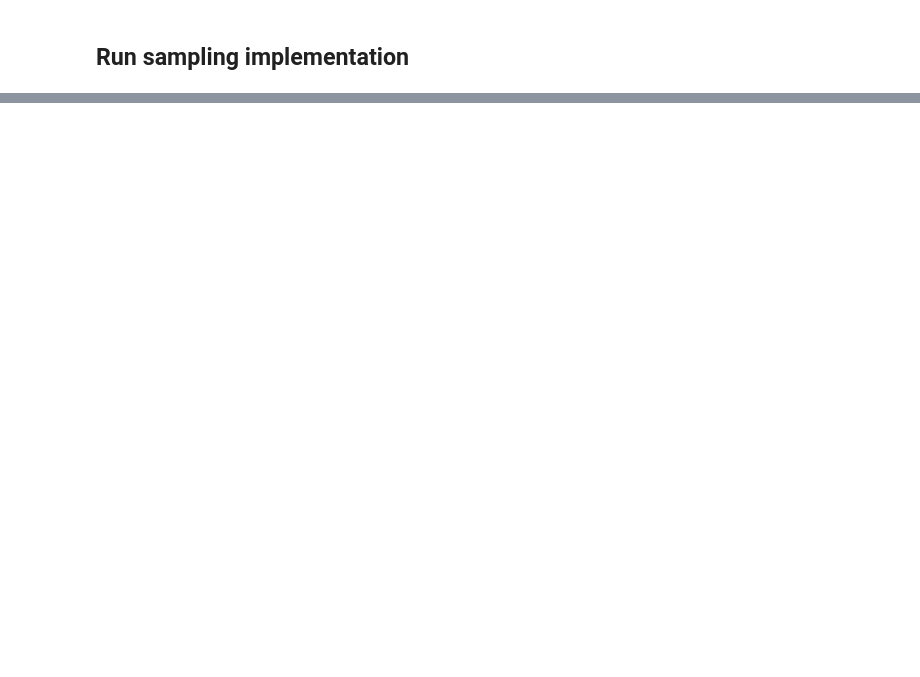
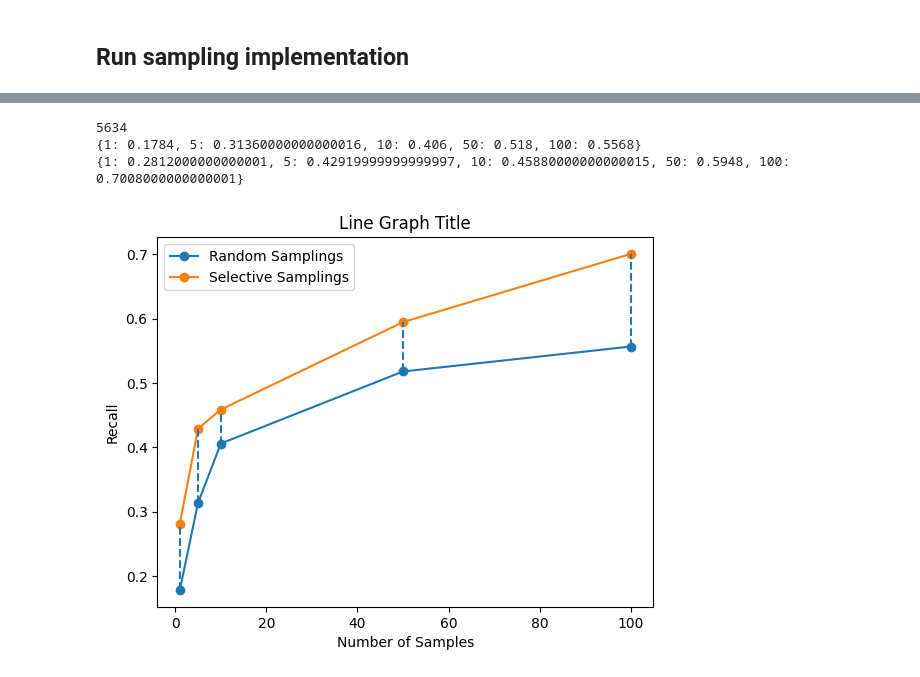
Before and after one commit to cmudig/divisi-toolkit, a Jupyter notebook: slice_finding_adult.ipynb, the cells around one changed output, grey strips where cells are left out. Saved outputs shown, nothing was run; the diff lists cells and outputs as text; code cells hidden in the pictures; blank space fills up the shorter version.

Commit message:
calculate mean recall and visualize

```diff
--- a/slice_finding_adult.ipynb
+++ b/slice_finding_adult.ipynb
@@ -136,0 +226,21 @@ results_sampling = results_sampling_unranked.rank({fn_name: 1.0 for fn_name in s
+# %%
+def get_recall_random_samplings (sample_count_list, number_of_iterations):
+    recall_random_samplings = {}
+    for number_of_samples in sample_count_list:
+        recall_random_sampling = get_sampling_avg_recall_random(number_of_samples, number_of_iterations)
+        recall_random_samplings[number_of_samples] = recall_random_sampling
+    return recall_random_samplings
+
+def get_recall_selective_samplings (sample_count_list, number_of_iterations):
+    recall_random_samplings = {}
+    for number_of_samples in sample_count_list:
+        recall_random_sampling = get_sampling_avg_recall_selective(number_of_samples, number_of_iterations)
+        recall_random_samplings[number_of_samples] = recall_random_sampling
+    return recall_random_samplings
+# %%
+number_of_iterations = 50
+
+sample_count_list = [1, 5, 10, 50, 100]
+
+recall_random_samplings = get_recall_random_samplings(sample_count_list, number_of_iterations)
+recall_selective_samplings = get_recall_selective_samplings(sample_count_list, number_of_iterations)
@@ -137 +258,10 @@ results_sampling = results_sampling_unranked.rank({fn_name: 1.0 for fn_name in s
+# %%
+print (np.sum(discrete_outcomes == 0))
+
+print (recall_random_samplings)
+print (recall_selective_samplings)
+# %% [output]
+5634
+{1: 0.1784, 5: 0.31360000000000016, 10: 0.406, 50: 0.518, 100: 0.5568}
+{1: 0.2812000000000001, 5: 0.42919999999999997, 10: 0.45880000000000015, 50: 0.5948, 100: 0.7008000000000001}
 # %%
@@ -141,0 +273,25 @@ len(results_sampling_unranked.results)
+# %%
+import matplotlib.pylab as plt
+
+lists = sorted(recall_random_samplings.items()) # sorted by key, return a list of tuples
+lists1 = sorted(recall_selective_samplings.items()) # sorted by key, return a list of tuples
+
+x, y = zip(*lists) # unpack a list of pairs into two tuples
+x1, y1 = zip(*lists1)
+
+plt.plot(x, y, marker='o', label="Random Samplings")
+plt.plot(x1, y1, marker='o', label="Selective Samplings")
+plt.xlabel("Number of Samples")
+plt.ylabel("Recall")
+plt.title("Line Graph Title")
+plt.legend()
+
+# iterate through x values and draw vertical lines where x values match
+for i in range(len(x)):
+    if x[i] in x1:
+        index = x1.index(x[i])
+        plt.vlines(x=x[i], ymin=y[i], ymax=y1[index], linestyles="dashed")
+
+plt.show()
+# %% [output]
+[figure, added]
```
Also changed, not shown: parts of 10 cells of this notebook.
